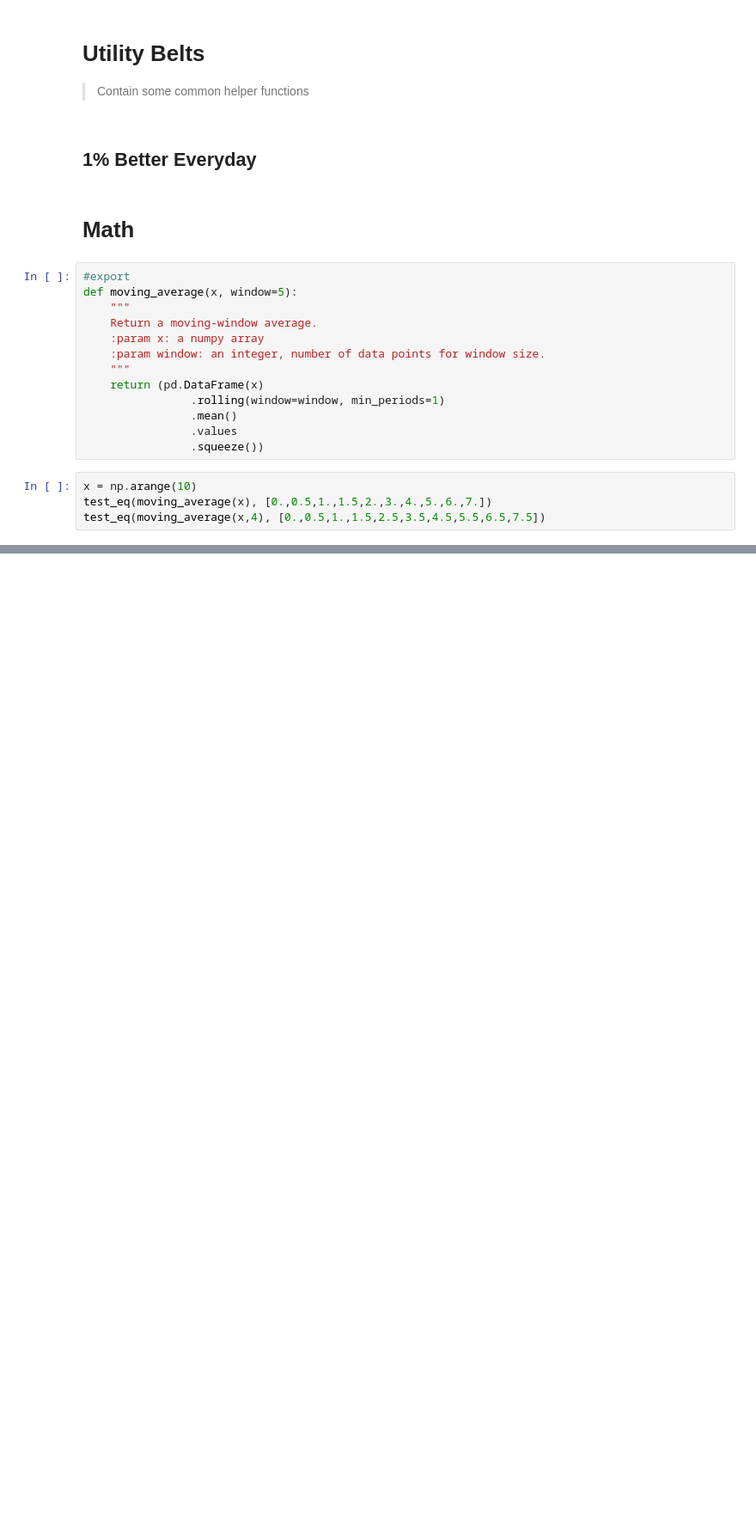
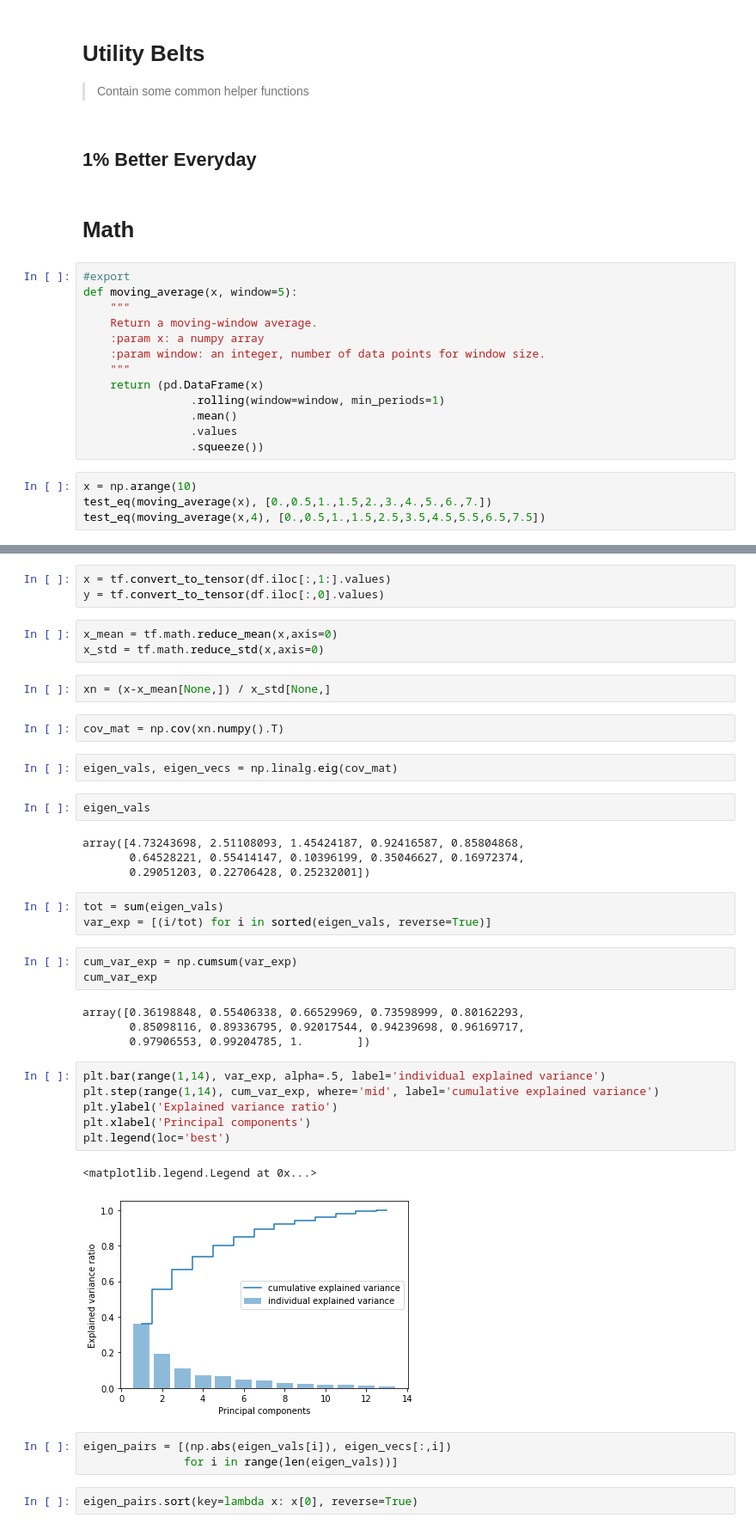
Before and after one commit to austinyhc/sensorai, a Jupyter notebook: nbs/01_utils.ipynb, the cells around one changed output, grey strips where cells are left out. Shown: that part at 86% size. Drawn from its saved outputs; the diff is of its cells as text; blank space fills up the shorter version.

```diff
--- a/nbs/01_utils.ipynb
+++ b/nbs/01_utils.ipynb
@@ -33,0 +54,42 @@ test_eq(moving_average(x,4), [0.,0.5,1.,1.5,2.5,3.5,4.5,5.5,6.5,7.5])
+# %%
+x = tf.convert_to_tensor(df.iloc[:,1:].values)
+y = tf.convert_to_tensor(df.iloc[:,0].values)
+# %%
+x_mean = tf.math.reduce_mean(x,axis=0)
+x_std = tf.math.reduce_std(x,axis=0)
+# %%
+xn = (x-x_mean[None,]) / x_std[None,]
+# %%
+cov_mat = np.cov(xn.numpy().T)
+# %%
+eigen_vals, eigen_vecs = np.linalg.eig(cov_mat)
+# %%
+eigen_vals
+# %% [output]
+array([4.73243698, 2.51108093, 1.45424187, 0.92416587, 0.85804868,
+       0.64528221, 0.55414147, 0.10396199, 0.35046627, 0.16972374,
+       0.29051203, 0.22706428, 0.25232001])
+# %%
+tot = sum(eigen_vals)
+var_exp = [(i/tot) for i in sorted(eigen_vals, reverse=True)]
+# %%
+cum_var_exp = np.cumsum(var_exp)
+cum_var_exp
+# %% [output]
+array([0.36198848, 0.55406338, 0.66529969, 0.73598999, 0.80162293,
+       0.85098116, 0.89336795, 0.92017544, 0.94239698, 0.96169717,
+       0.97906553, 0.99204785, 1.        ])
+# %%
+plt.bar(range(1,14), var_exp, alpha=.5, label='individual explained variance')
+plt.step(range(1,14), cum_var_exp, where='mid', label='cumulative explained variance')
+plt.ylabel('Explained variance ratio')
+plt.xlabel('Principal components')
+plt.legend(loc='best')
+# %% [output]
+<matplotlib.legend.Legend at 0x...>
+[figure, added]
+# %%
+eigen_pairs = [(np.abs(eigen_vals[i]), eigen_vecs[:,i])
+               for i in range(len(eigen_vals))]
+# %%
+eigen_pairs.sort(key=lambda x: x[0], reverse=True)
```
Also changed, not shown: parts of 13 cells of this notebook.
